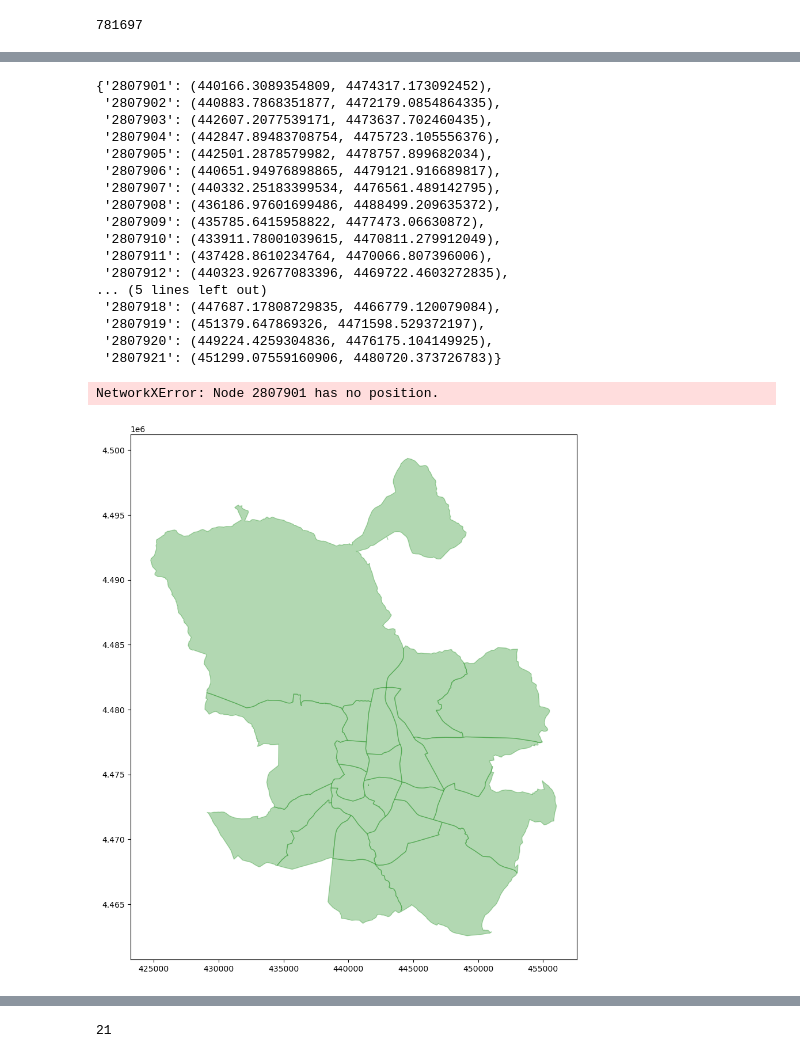
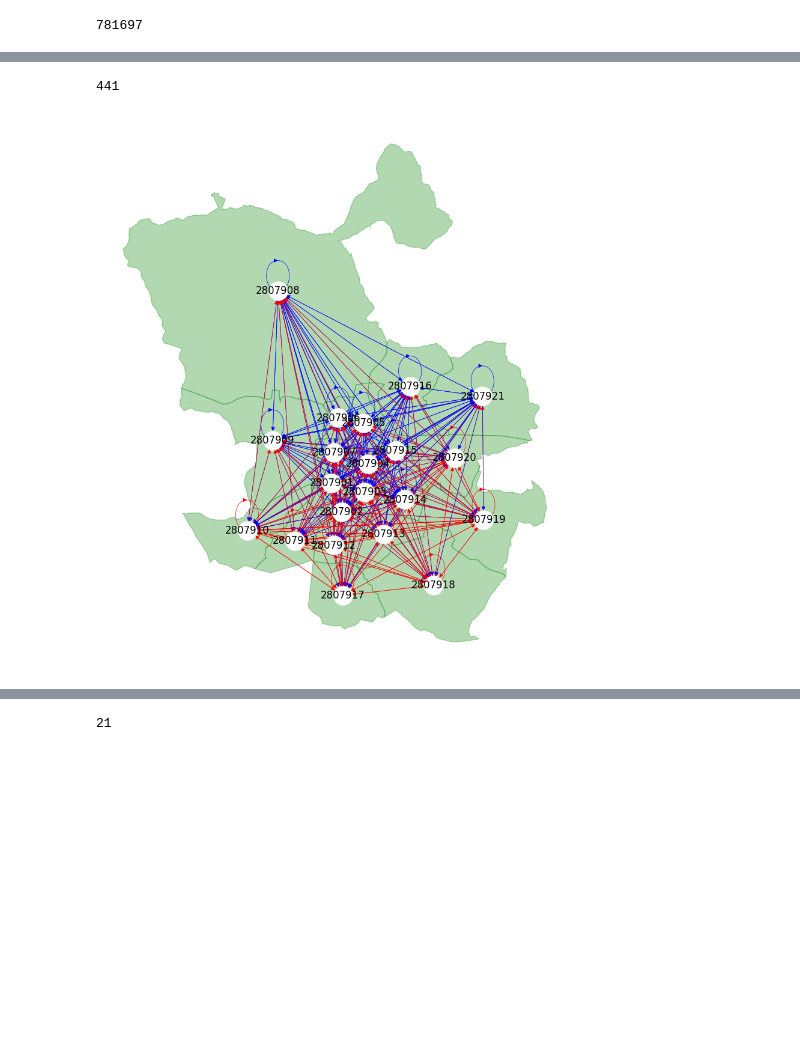
Before and after one commit to carobs9/thesis_project, a Jupyter notebook: mobility_data/graphs_test.ipynb, the cells around one changed output, grey strips where cells are left out. Saved outputs shown, nothing was run; the diff lists cells and outputs as text; code cells hidden in the pictures; blank space fills up the shorter version.

```diff
--- a/mobility_data/graphs_test.ipynb
+++ b/mobility_data/graphs_test.ipynb
@@ -29,7 +29,7 @@ viajes_dir = cfg.VIAJES_DATA
 zonificacion_dir = cfg.ZONIFICACION_DATA
 # %%
 # FIXME: Read more about DtypeWarning and fix
-all_viajes = pd.read_csv('viajes/all_viajes_week_0224.csv')
+all_viajes = pd.read_csv('viajes/all_viajes_week_0222.csv')
 
 # NOTE: The residence of the users in the MITMA data is not by district, but by province.
 # This could be a problem as I am trying to understand how people from different districts move.
@@ -41,10 +41,11 @@ all_viajes = pd.read_csv('viajes/all_viajes_week_0224.csv')
 # home_trips = madrid_1.loc[(madrid_1['actividad_origen'] == 'casa') | (madrid_1['actividad_destino'] == 'casa')]
 filtered_df = all_viajes.loc[(all_viajes['actividad_origen'] == 'casa')]
 # filtered_df, _ = train_test_split(home_trips, train_size=5000, stratify=home_trips['renta'], random_state=42) # selecting a balanced sample
+# %%
+# Step 1: Load the GeoJSON file
+gdf = gpd.read_file(zonificacion_dir / 'distritos/madrid_gdf.geojson')  # Load your GeoJSON file into a GeoDataFrame
+gdf = gdf.to_crs(epsg=3042)
 # %%
-# Step 1: Load the GeoJSON file
-gdf = gpd.read_file(zonificacion_dir / 'distritos/madrid_gdf.geojson')  # Load your GeoJSON file into a GeoDataFrame
-
 # Step 2: Create a function to get the centroid of each district (or use other geometry)
 # We'll use the 'ID' as the node identifier and the centroid of the polygon as the position
 positions = {}
@@ -52,3 +53,5 @@ for idx, row in gdf.iterrows():
     district_id = row['ID']  # Assuming 'ID' is the district identifier matching the graph
     centroid = row['geometry'].centroid  # Get the centroid of the district's polygon
     positions[district_id] = (centroid.x, centroid.y)  # Store the centroid coordinates
+
+positions = {int(key): value for key, value in positions.items()}
@@ -113,72 +71,67 @@ len(filtered_df)
+# %%
+G = nx.DiGraph()
+
+# Iterate through the DataFrame rows to add edges and attributes
+for _, row in filtered_df.iterrows():
+    G.add_edge(row['origen'], row['destino'], weight=row['distancia'])
+# %%
+len(G.edges)
+# %% [output]
+441
 # %%
 def define_graph_gender(df, weight_column):
     # filters to plot -- the edge color will change based on these filters
     attr1 = df[df['renta'] == '>15']
     attr2 = df[df['renta'] == '10-15']
-    # print("Hombres edges:", len(attr1))
-    # print("Mujeres edges:", len(attr2))
 
     G = nx.DiGraph()
     # add edges with attribute 1
     for idx, row in attr1.iterrows():
         G.add_edge(row['origen'], row['destino'], weight=row[weight_column], type='attr1')
 
     # add edges with attribute 2
     for idx, row in attr2.iterrows():
         G.add_edge(row['origen'], row['destino'], weight=row[weight_column], type='attr2')
 
     return G
 
 def set_art(G):
-
     edge_colors = []
     edge_widths = []
     for u, v, data in G.edges(data=True):
-        # print(f"Edge from {u} to {v}: Type={data['type']}, Weight={data['weight']}")
         # Set edge color based on the type
         if data['type'] == 'attr1':
             edge_colors.append('blue')  # attr1 edges will be blue
         else:
             edge_colors.append('red')   # attr2 edges will be red
 
-        # Set edge width based on the number of trips (weight)
-        edge_widths.append(data['weight'] / 15)  # Scale down weight for visualization purposes
+        # Set edge width based on the number of trips (weight), avoid too small widths
+        edge_widths.append(max(0.5, data['weight'] / 15))  # Scale down weight for visualization purposes
 
     return edge_colors, edge_widths
 
 def plot_graph_and_background(G, pos, edge_colors, edge_widths, node_size, node_color, background, alpha):
+    fig, ax = plt.subplots(figsize=(10, 15))
 
-    fig, ax = plt.subplots(figsize=(10, 15))
-    background.plot(ax=ax, color='green', edgecolor='green', alpha=alpha)
-    nx.draw(G, pos=pos, with_labels=True, edge_color=edge_colors, width=edge_widths, node_size=node_size, node_color=node_color, ax=ax)
+    # Plot the background if it is a GeoDataFrame
+    if hasattr(background, 'plot'):
+        background.plot(ax=ax, color='green', edgecolor='green', alpha=alpha)
+
+    # Check that edge attributes match number of edges in G
+    assert len(edge_colors) == len(edge_widths) == len(G.edges()), "Mismatch in lengths of edge attributes."
+
+    # Draw the graph
+    nx.draw(G, pos=pos, with_labels=True, edge_color=edge_colors, width=edge_widths,
+            node_size=node_size, node_color=node_color, ax=ax)
+
     plt.show()
+
+# Example usage
+G = define_graph_gender(filtered_df, 'viajes')
+edge_colors, edge_widths = set_art(G)
+plot_graph_and_background(G, positions, edge_colors, edge_widths, 500, 'white', gdf, 0.3)
+# %% [output]
+[figure, added]
-# %%
-positions
-# %% [output]
-{'2807901': (440166.3089354809, 4474317.173092452),
- '2807902': (440883.7868351877, 4472179.0854864335),
- '2807903': (442607.2077539171, 4473637.702460435),
- '2807904': (442847.89483708754, 4475723.105556376),
- '2807905': (442501.2878579982, 4478757.899682034),
- '2807906': (440651.94976898865, 4479121.916689817),
- '2807907': (440332.25183399534, 4476561.489142795),
- '2807908': (436186.97601699486, 4488499.209635372),
- '2807909': (435785.6415958822, 4477473.06630872),
- '2807910': (433911.78001039615, 4470811.279912049),
- '2807911': (437428.8610234764, 4470066.807396006),
- '2807912': (440323.92677083396, 4469722.4603272835),
-... (5 lines left out)
- '2807918': (447687.17808729835, 4466779.120079084),
- '2807919': (451379.647869326, 4471598.529372197),
- '2807920': (449224.4259304836, 4476175.104149925),
- '2807921': (451299.07559160906, 4480720.373726783)}
-# %%
-G = define_graph_gender(filtered_df, 'viajes')
-edge_colors, edge_widths = set_art(G)
-plot_graph_and_background(G, positions, edge_colors, edge_widths, 500, 'white', gdf, 0.3)
-# %% [output]
-NetworkXError: Node 2807901 has no position.
-[figure, removed]
 # %%
 nx.degree_centrality(G)
 # %% [output]
```
Also changed, not shown: parts of 12 cells of this notebook, 9 other files.
